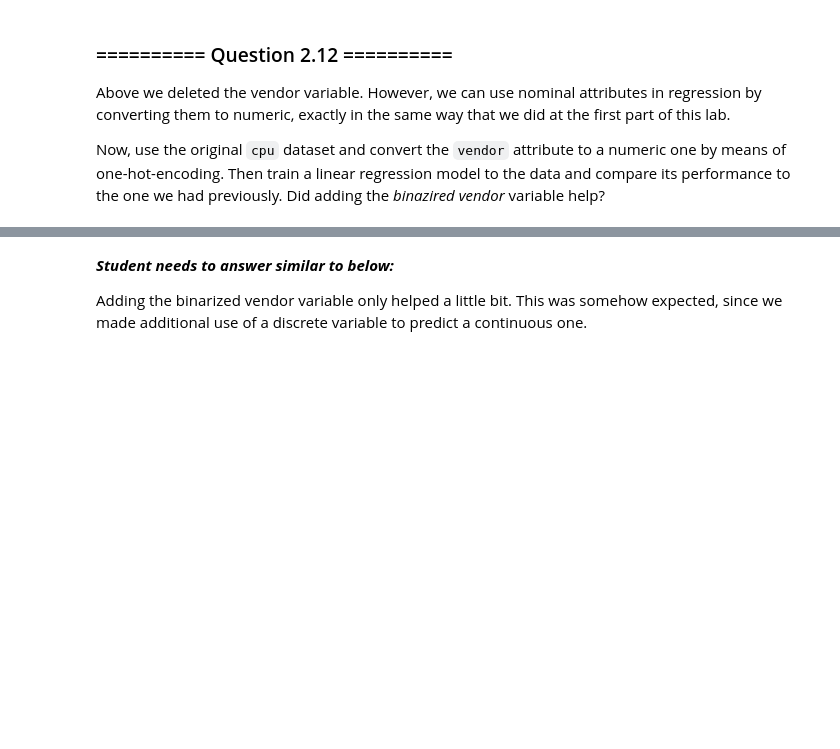
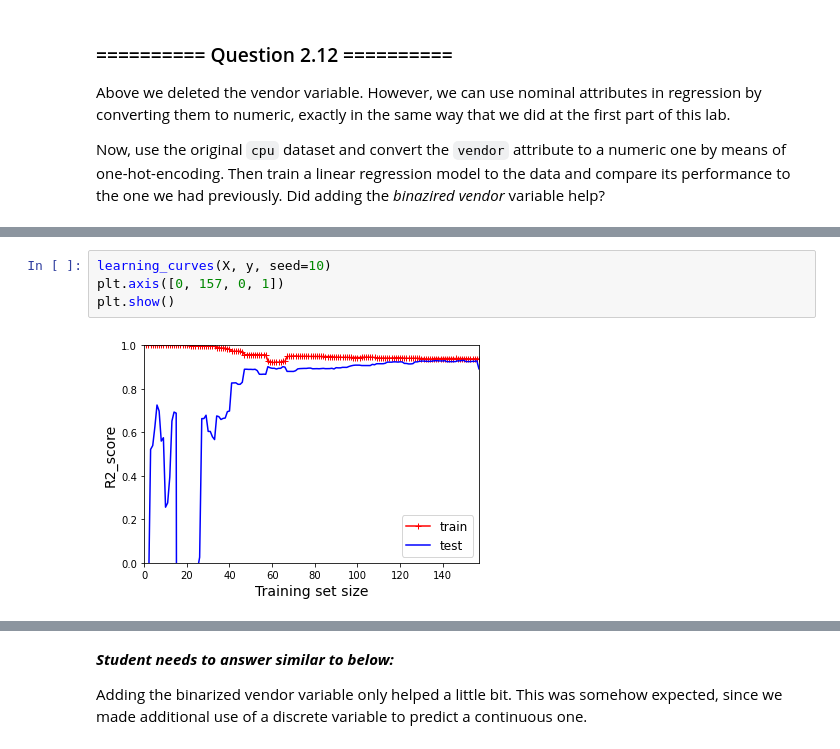
Before and after one commit to SiyuYang-1919/IAML-Lab-Exercises, a Jupyter notebook: 02 - Decision Trees and Linear Regression (Solutions)(3).ipynb, the cells around one changed output, grey strips where cells are left out. Saved outputs shown, nothing was run; the diff lists cells and outputs as text; blank space fills up the shorter version.

```diff
--- a/02 - Decision Trees and Linear Regression (Solutions)(3).ipynb
+++ b/02 - Decision Trees and Linear Regression (Solutions)(3).ipynb
@@ -785,0 +911,6 @@ New accuracy on test set: 0.866
+# %%
+learning_curves(X, y, seed=10)
+plt.axis([0, 157, 0, 1])
+plt.show()
+# %% [output]
+[figure, added]
```
Also changed, not shown: parts of 23 cells of this notebook.
